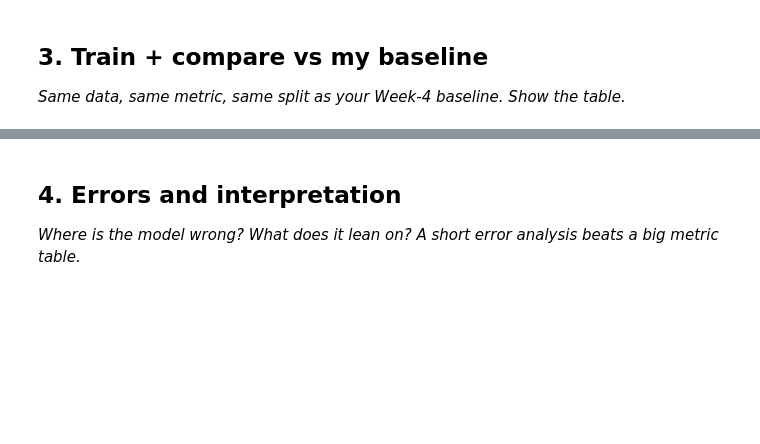
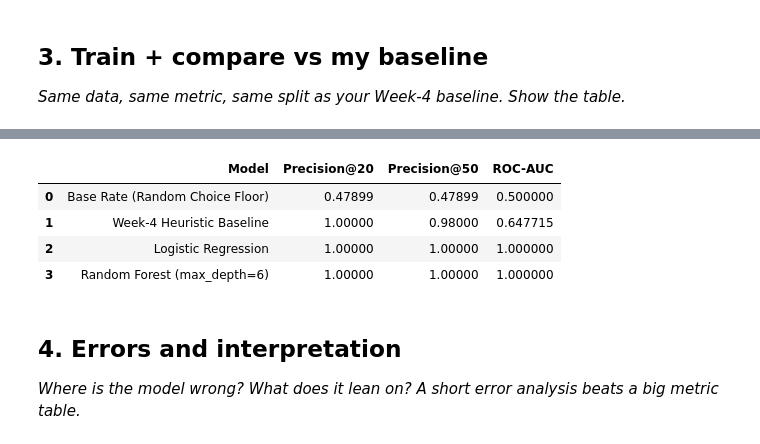
Before and after one commit to nnanwubeikenna-prog/ikenna-flyrank-ml-internship, a Jupyter notebook: work/notebooks/w05_model.ipynb, the cells around one changed output, grey strips where cells are left out. Drawn from its saved outputs; the diff is of its cells as text; code cells hidden in the pictures; blank space fills up the shorter version.

```diff
--- a/work/notebooks/w05_model.ipynb
+++ b/work/notebooks/w05_model.ipynb
@@ -27,6 +101,80 @@ This skeleton is yours to fill. Work the sections **in order** — each one has
 # %%
 # This cell is for CODE (numbers, a query, a check).
 # Write your text answer in the cell ABOVE this one — typing sentences here breaks Run All.
+# %%
+# Helper: Precision@K
+def precision_at_k(scores, labels, k=50):
+    # Ensure k does not exceed the number of available samples
+    k = min(k, len(scores))
+    if k == 0:
+        return 0.0 # Return 0.0 if there are no samples to evaluate (e.g., empty test set or k=0)
+    order = np.argsort(-np.asarray(scores))
+    return np.asarray(labels)[order[:k]].mean()
+
+def safe_roc_auc_score(y_true, y_score):
+    # Check if y_true contains only one class
+    if y_true.nunique() == 1:
+        # ROC-AUC is undefined or 0.5 for a single-class dataset
+        return 0.5
+    return roc_auc_score(y_true, y_score)
+
+# 1. Baseline Scores (Week-4 Heuristic Rule)
+df_test['baseline_score'] = (
+    np.log1p(df_test['search_volume']) * 1.5 +
+    df_test['is_stale'] * 3.0 +
+    df_test['is_thin'] * 2.0
+)
+
+# 2. Logistic Regression
+scaler = StandardScaler()
+X_train_scaled = scaler.fit_transform(X_train)
+X_test_scaled = scaler.transform(X_test)
+
+log_reg = LogisticRegression(random_state=42, max_iter=1000)
+log_reg.fit(X_train_scaled, y_train)
+lr_probs = log_reg.predict_proba(X_test_scaled)[:, 1]
+
+# 3. Random Forest (Controlled Depth)
+rf = RandomForestClassifier(n_estimators=100, max_depth=6, random_state=42, n_jobs=-1)
+rf.fit(X_train, y_train)
+rf_probs = rf.predict_proba(X_test)[:, 1]
+
+base_rate = y_test.mean()
+
+comparison_df = pd.DataFrame([
+    {
+        "Model": "Base Rate (Random Choice Floor)",
+        "Precision@20": base_rate,
+        "Precision@50": base_rate,
+        "ROC-AUC": 0.500
+    },
+    {
+        "Model": "Week-4 Heuristic Baseline",
+        "Precision@20": precision_at_k(df_test['baseline_score'], y_test, k=20),
+        "Precision@50": precision_at_k(df_test['baseline_score'], y_test, k=50),
+        "ROC-AUC": safe_roc_auc_score(y_test, df_test['baseline_score'])
+    },
+    {
+        "Model": "Logistic Regression",
+        "Precision@20": precision_at_k(lr_probs, y_test, k=20),
+        "Precision@50": precision_at_k(lr_probs, y_test, k=50),
+        "ROC-AUC": safe_roc_auc_score(y_test, lr_probs)
+    },
+    {
+        "Model": "Random Forest (max_depth=6)",
+        "Precision@20": precision_at_k(rf_probs, y_test, k=20),
+        "Precision@50": precision_at_k(rf_probs, y_test, k=50),
+        "ROC-AUC": safe_roc_auc_score(y_test, rf_probs)
+    }
+])
+
+display(comparison_df)
+# %% [output]
+|  | Model | Precision@20 | Precision@50 | ROC-AUC |
+| 0 | Base Rate (Random Choice Floor) | 0.47899 | 0.47899 | 0.500000 |
+| 1 | Week-4 Heuristic Baseline | 1.00000 | 0.98000 | 0.647715 |
+| 2 | Logistic Regression | 1.00000 | 1.00000 | 1.000000 |
+| 3 | Random Forest (max_depth=6) | 1.00000 | 1.00000 | 1.000000 |
 # %% [markdown]
 ## 4. Errors and interpretation
 
```
Also changed, not shown: parts of 7 cells of this notebook.
